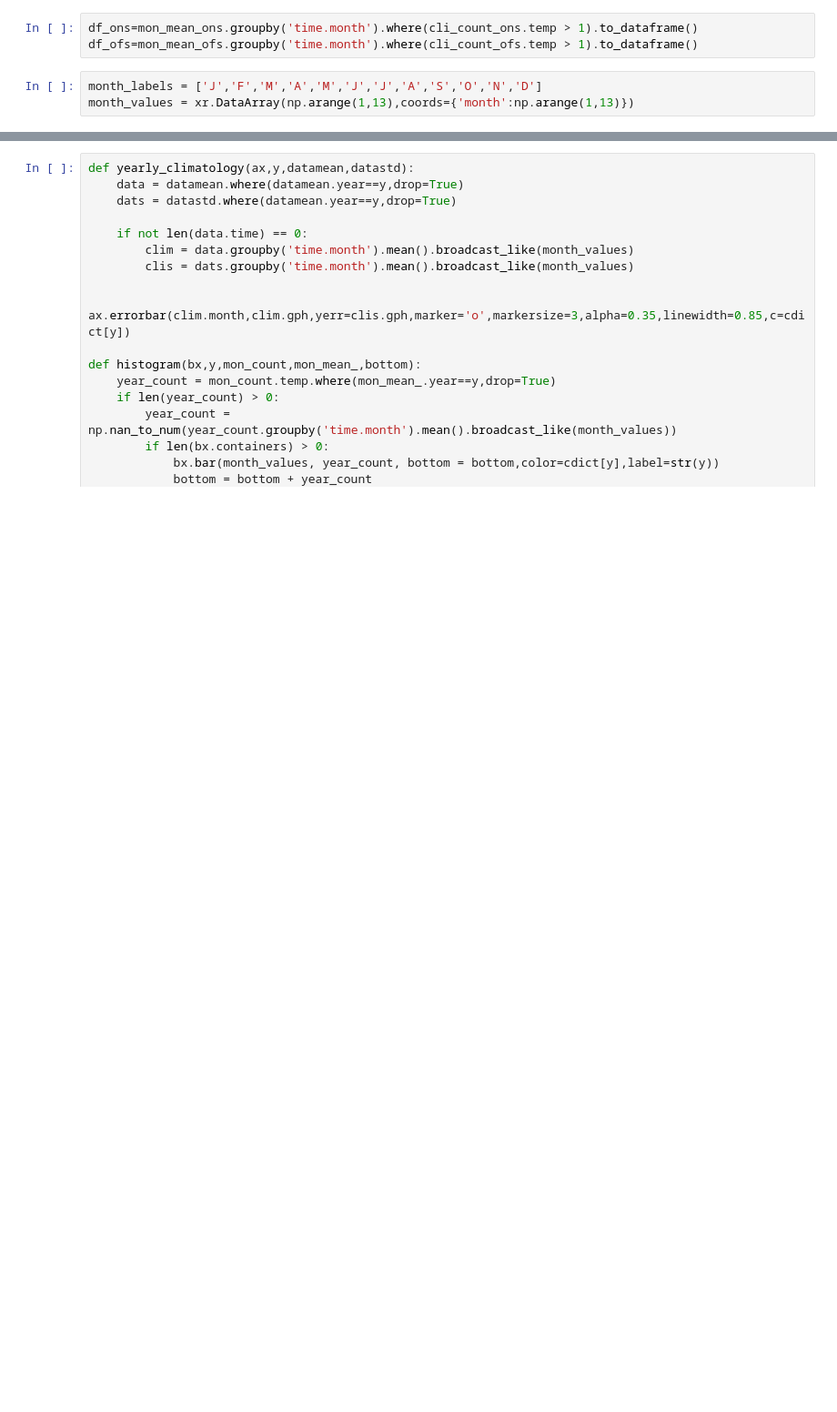
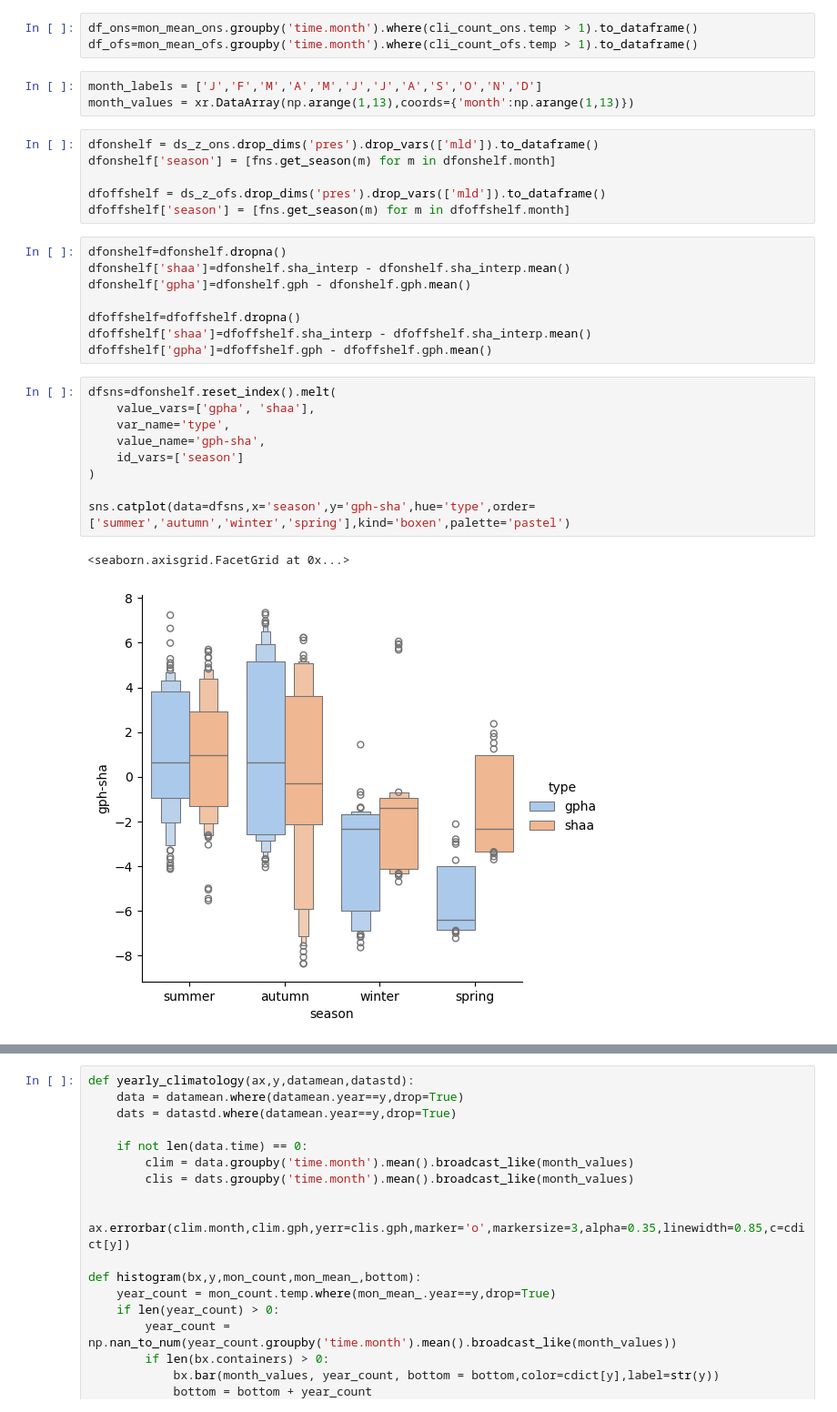
Before and after one commit to eejco/thesis_c3, a Jupyter notebook: c3_steric_height.ipynb, the cells around one changed output, grey strips where cells are left out. Shown at 91% size. Cells and saved outputs as stored; diff of their text form; blank space fills up the shorter version.

```diff
--- a/c3_steric_height.ipynb
+++ b/c3_steric_height.ipynb
@@ -131,3 +131,29 @@ df_ofs=mon_mean_ofs.groupby('time.month').where(cli_count_ofs.temp > 1).to_dataf
 # %%
 month_labels = ['J','F','M','A','M','J','J','A','S','O','N','D']
 month_values = xr.DataArray(np.arange(1,13),coords={'month':np.arange(1,13)})
+# %%
+dfonshelf = ds_z_ons.drop_dims('pres').drop_vars(['mld']).to_dataframe()
+dfonshelf['season'] = [fns.get_season(m) for m in dfonshelf.month]
+
+dfoffshelf = ds_z_ofs.drop_dims('pres').drop_vars(['mld']).to_dataframe()
+dfoffshelf['season'] = [fns.get_season(m) for m in dfoffshelf.month]
+# %%
+dfonshelf=dfonshelf.dropna()
+dfonshelf['shaa']=dfonshelf.sha_interp - dfonshelf.sha_interp.mean()
+dfonshelf['gpha']=dfonshelf.gph - dfonshelf.gph.mean()
+
+dfoffshelf=dfoffshelf.dropna()
+dfoffshelf['shaa']=dfoffshelf.sha_interp - dfoffshelf.sha_interp.mean()
+dfoffshelf['gpha']=dfoffshelf.gph - dfoffshelf.gph.mean()
+# %%
+dfsns=dfonshelf.reset_index().melt(
+    value_vars=['gpha', 'shaa'],
+    var_name='type',
+    value_name='gph-sha',
+    id_vars=['season']
+)
+
+sns.catplot(data=dfsns,x='season',y='gph-sha',hue='type',order=['summer','autumn','winter','spring'],kind='boxen',palette='pastel')
+# %% [output]
+<seaborn.axisgrid.FacetGrid at 0x...>
+[figure, added]
```
Also changed, not shown: parts of 2 cells of this notebook, 4 other files.
